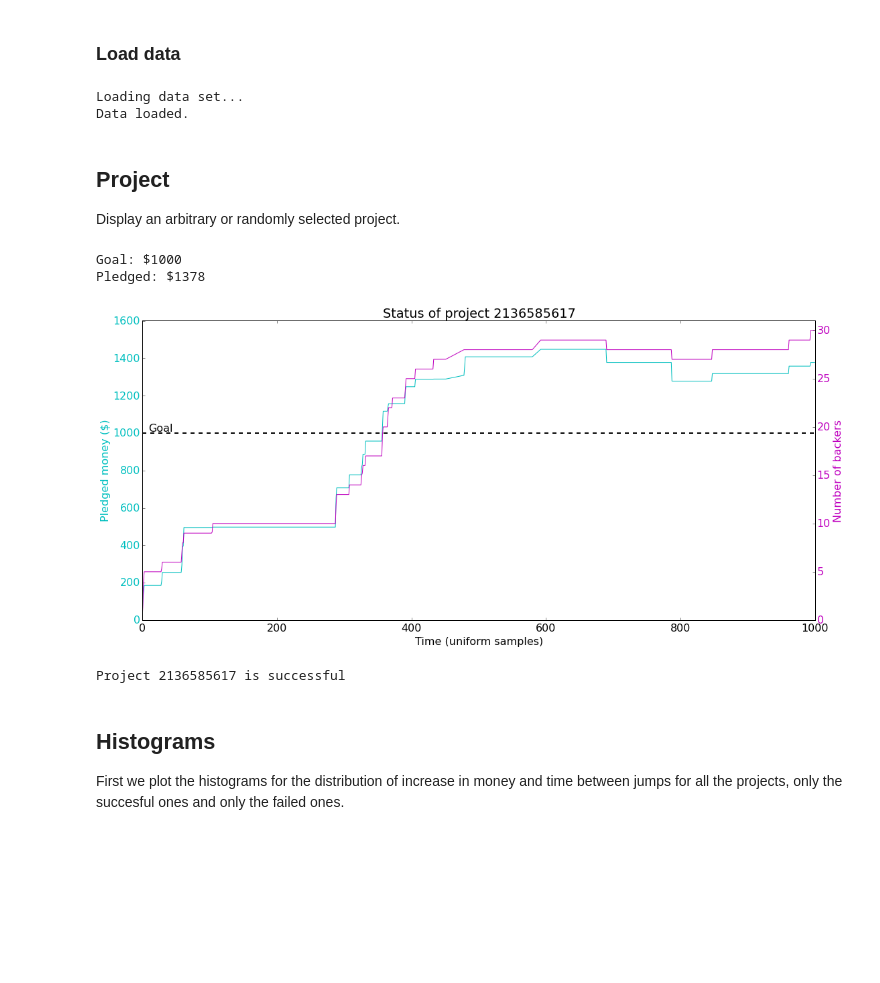
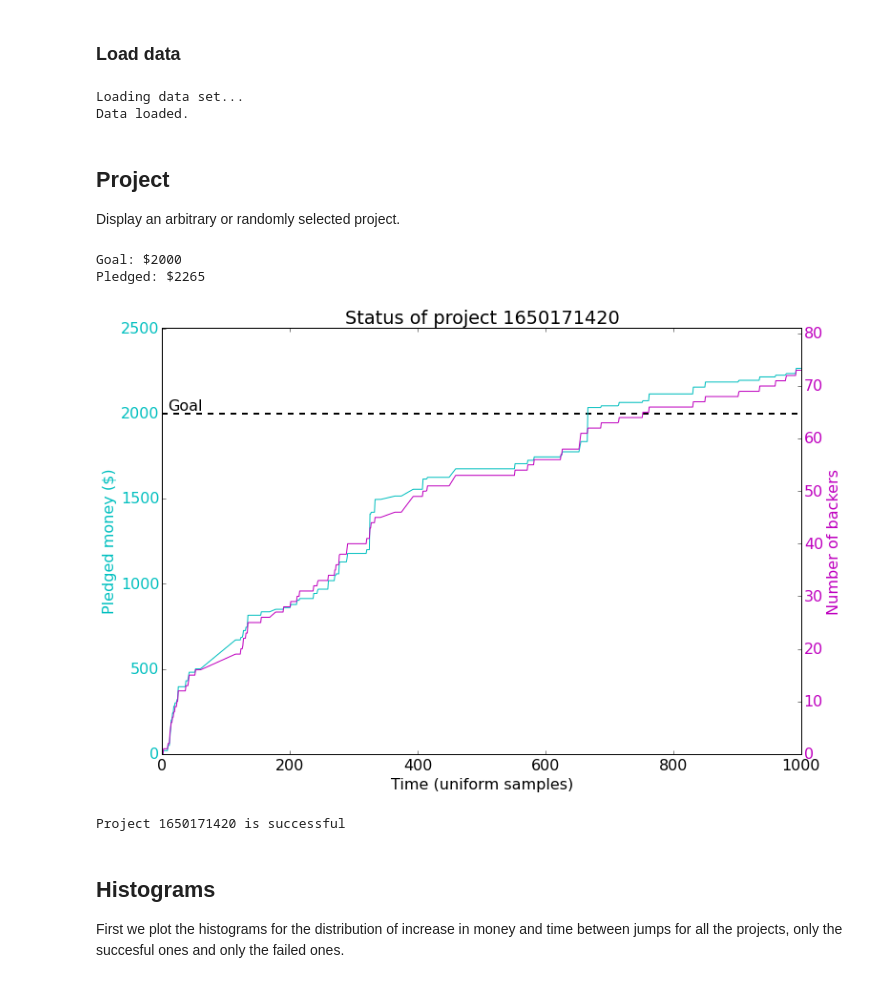
Before and after one commit to vicow/gaussian-process, a Jupyter notebook: notebooks/sidekick-1-eda.ipynb, the cells around one changed output. Saved outputs shown, nothing was run; the diff lists cells and outputs as text; code cells hidden in the pictures; blank space fills up the shorter version.

```diff
--- a/notebooks/sidekick-1-eda.ipynb
+++ b/notebooks/sidekick-1-eda.ipynb
@@ -55,27 +56,30 @@ def generate_jumps_times(iterable_collection_of_project):
     return jumps, times
 # %% [markdown]
 ### Load data
-# %%
-sk = Sidekick()
-sk.load()
-successful = sk.successful()
-failed = sk.failed()
-# %% [output]
-Loading data set...
-Data loaded.
+# %%
+sk = Sidekick()
+sk.load()
+train, test = sk.split(threshold=0.7)
+successful = [p for p in train if p.successful]
+failed = [p for p in train if not p.successful]
+#successful = sk.successful()
+#failed = sk.failed()
+# %% [output]
+Loading data set...
+Data loaded.
 # %% [markdown]
 ## Project
 Display an arbitrary or randomly selected project.
 # %%
-project = sk.choose_n_projects(n=1)
+project = sk.choose_n_projects(n=1)[0]
 #project = sk['14035777']
 project.plot()
-print project
+print(project)
 # %% [output]
-Goal: $1000
-Pledged: $1378
+Goal: $2000
+Pledged: $2265
-[figure, old version]
+[figure, new version]
-Project 2136585617 is successful
+Project 1650171420 is successful
 # %% [markdown]
 ## Histograms
 First we plot the histograms for the distribution of increase in money and time between jumps for all the projects, only the succesful ones and only the failed ones.
```
Also changed, not shown: parts of 3 cells of this notebook, 4 other files.
